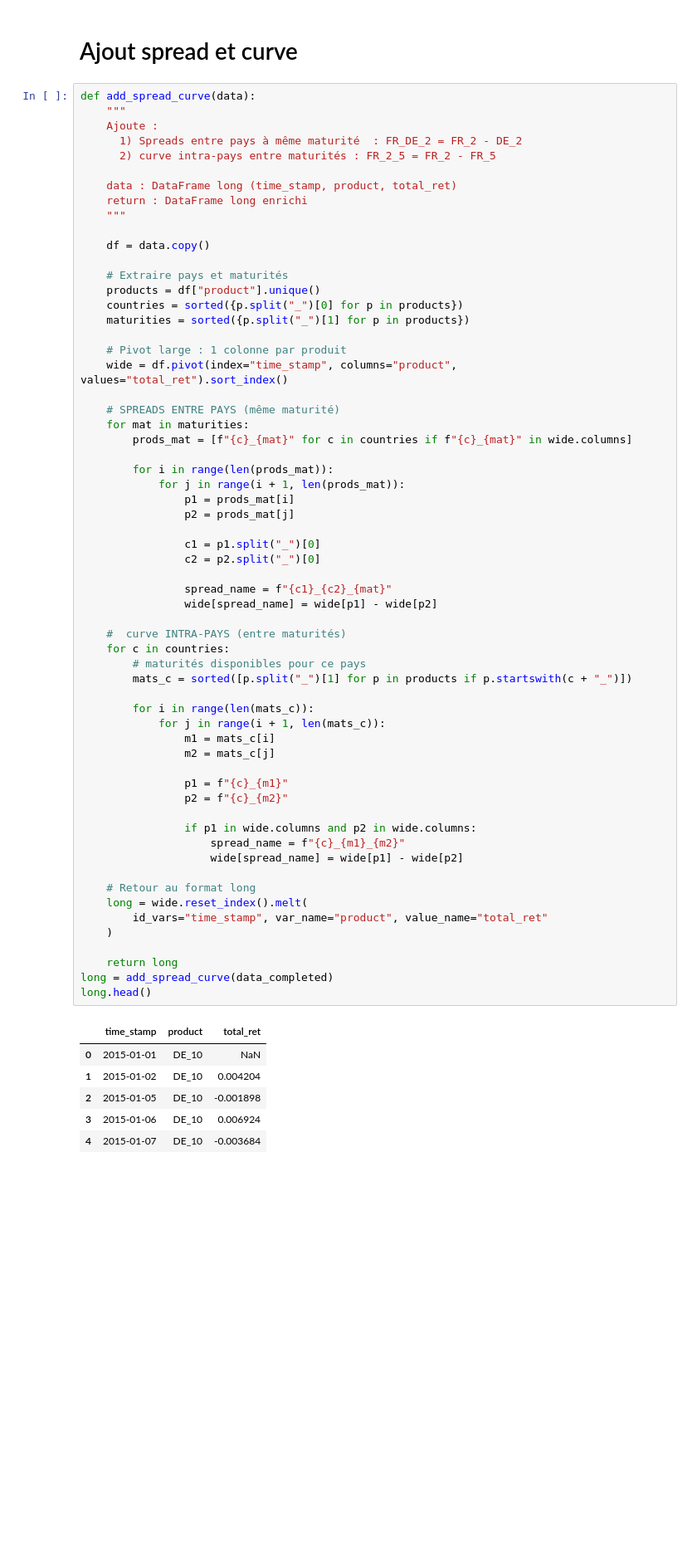
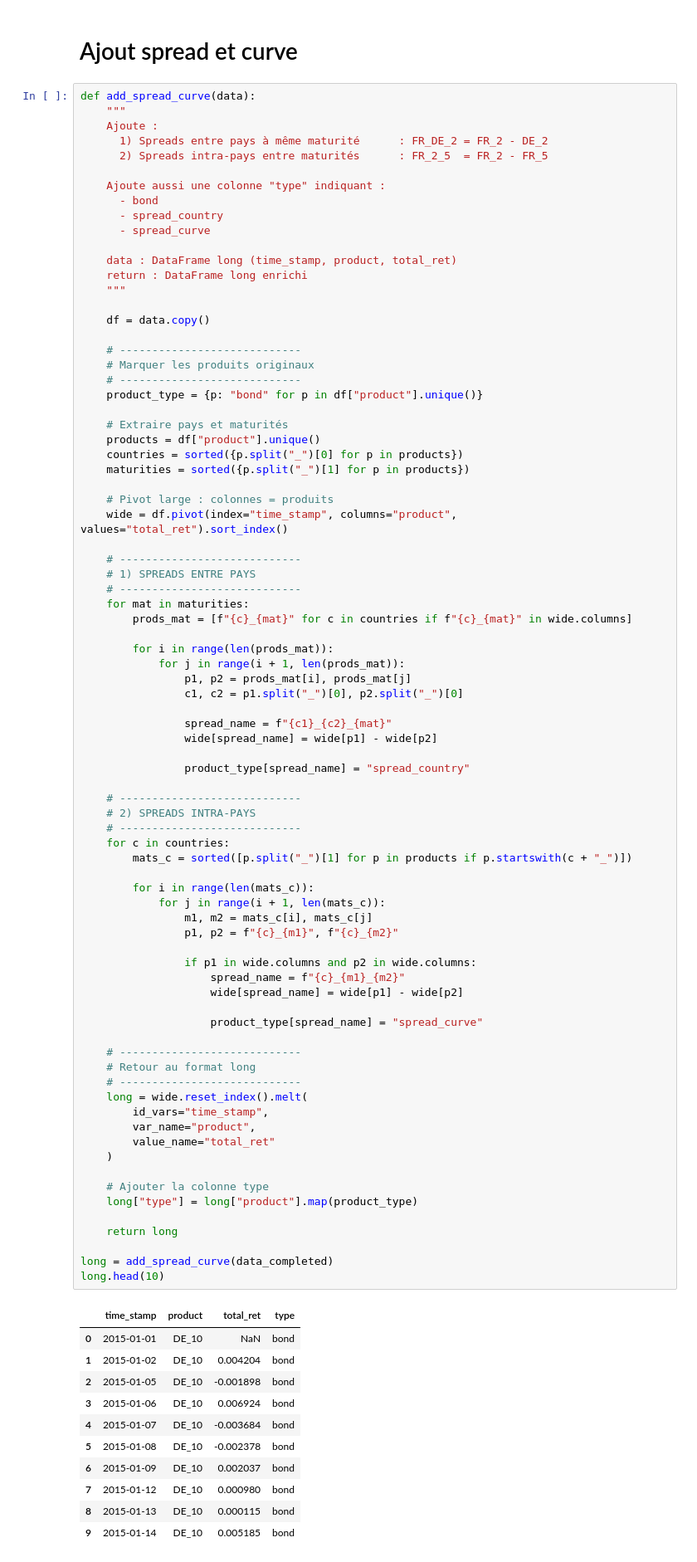
Before and after one commit to pradosth0/Markowitz_based_portfolio_allocation, a Jupyter notebook: pf_bond.ipynb, the cells around one changed output. Shown at 83% size. Drawn from its saved outputs; the diff is of its cells as text; blank space fills up the shorter version.

```diff
--- a/pf_bond.ipynb
+++ b/pf_bond.ipynb
@@ -150,8 +150,13 @@ data_completed.head()
 def add_spread_curve(data):
     """
     Ajoute :
-      1) Spreads entre pays à même maturité  : FR_DE_2 = FR_2 - DE_2
-      2) curve intra-pays entre maturités : FR_2_5 = FR_2 - FR_5
+      1) Spreads entre pays à même maturité      : FR_DE_2 = FR_2 - DE_2
+      2) Spreads intra-pays entre maturités      : FR_2_5  = FR_2 - FR_5
+
+    Ajoute aussi une colonne "type" indiquant :
+      - bond
+      - spread_country
+      - spread_curve
 
     data : DataFrame long (time_stamp, product, total_ret)
     return : DataFrame long enrichi
@@ -159,61 +164,80 @@ def add_spread_curve(data):
 
     df = data.copy()
 
+    # ----------------------------
+    # Marquer les produits originaux
+    # ----------------------------
+    product_type = {p: "bond" for p in df["product"].unique()}
+
     # Extraire pays et maturités
     products = df["product"].unique()
     countries = sorted({p.split("_")[0] for p in products})
     maturities = sorted({p.split("_")[1] for p in products})
 
-    # Pivot large : 1 colonne par produit
+    # Pivot large : colonnes = produits
     wide = df.pivot(index="time_stamp", columns="product", values="total_ret").sort_index()
 
-    # SPREADS ENTRE PAYS (même maturité)
+    # ----------------------------
+    # 1) SPREADS ENTRE PAYS
+    # ----------------------------
     for mat in maturities:
         prods_mat = [f"{c}_{mat}" for c in countries if f"{c}_{mat}" in wide.columns]
 
         for i in range(len(prods_mat)):
             for j in range(i + 1, len(prods_mat)):
-                p1 = prods_mat[i]
-                p2 = prods_mat[j]
-
-                c1 = p1.split("_")[0]
-                c2 = p2.split("_")[0]
+                p1, p2 = prods_mat[i], prods_mat[j]
+                c1, c2 = p1.split("_")[0], p2.split("_")[0]
 
                 spread_name = f"{c1}_{c2}_{mat}"
                 wide[spread_name] = wide[p1] - wide[p2]
 
-    #  curve INTRA-PAYS (entre maturités)
+                product_type[spread_name] = "spread_country"
+
+    # ----------------------------
+    # 2) SPREADS INTRA-PAYS
+    # ----------------------------
     for c in countries:
-        # maturités disponibles pour ce pays
         mats_c = sorted([p.split("_")[1] for p in products if p.startswith(c + "_")])
 
         for i in range(len(mats_c)):
             for j in range(i + 1, len(mats_c)):
-                m1 = mats_c[i]
-                m2 = mats_c[j]
-
-                p1 = f"{c}_{m1}"
-                p2 = f"{c}_{m2}"
+                m1, m2 = mats_c[i], mats_c[j]
+                p1, p2 = f"{c}_{m1}", f"{c}_{m2}"
 
                 if p1 in wide.columns and p2 in wide.columns:
                     spread_name = f"{c}_{m1}_{m2}"
                     wide[spread_name] = wide[p1] - wide[p2]
 
+                    product_type[spread_name] = "spread_curve"
+
+    # ----------------------------
     # Retour au format long
+    # ----------------------------
     long = wide.reset_index().melt(
-        id_vars="time_stamp", var_name="product", value_name="total_ret"
+        id_vars="time_stamp",
+        var_name="product",
+        value_name="total_ret"
     )
 
+    # Ajouter la colonne type
+    long["type"] = long["product"].map(product_type)
+
     return long
+
 long = add_spread_curve(data_completed)
-long.head()
+long.head(10)
 # %% [output]
-|  | time_stamp | product | total_ret |
-| 0 | 2015-01-01 | DE_10 | NaN |
-| 1 | 2015-01-02 | DE_10 | 0.004204 |
-| 2 | 2015-01-05 | DE_10 | -0.001898 |
-| 3 | 2015-01-06 | DE_10 | 0.006924 |
-| 4 | 2015-01-07 | DE_10 | -0.003684 |
+|  | time_stamp | product | total_ret | type |
+| 0 | 2015-01-01 | DE_10 | NaN | bond |
+| 1 | 2015-01-02 | DE_10 | 0.004204 | bond |
+| 2 | 2015-01-05 | DE_10 | -0.001898 | bond |
+| 3 | 2015-01-06 | DE_10 | 0.006924 | bond |
+| 4 | 2015-01-07 | DE_10 | -0.003684 | bond |
+| 5 | 2015-01-08 | DE_10 | -0.002378 | bond |
+| 6 | 2015-01-09 | DE_10 | 0.002037 | bond |
+| 7 | 2015-01-12 | DE_10 | 0.000980 | bond |
+| 8 | 2015-01-13 | DE_10 | 0.000115 | bond |
+| 9 | 2015-01-14 | DE_10 | 0.005185 | bond |
 # %% [markdown]
 # Class Portfolio à date t
 # %%
```
Also changed, not shown: parts of 4 cells of this notebook, 1 other file.
